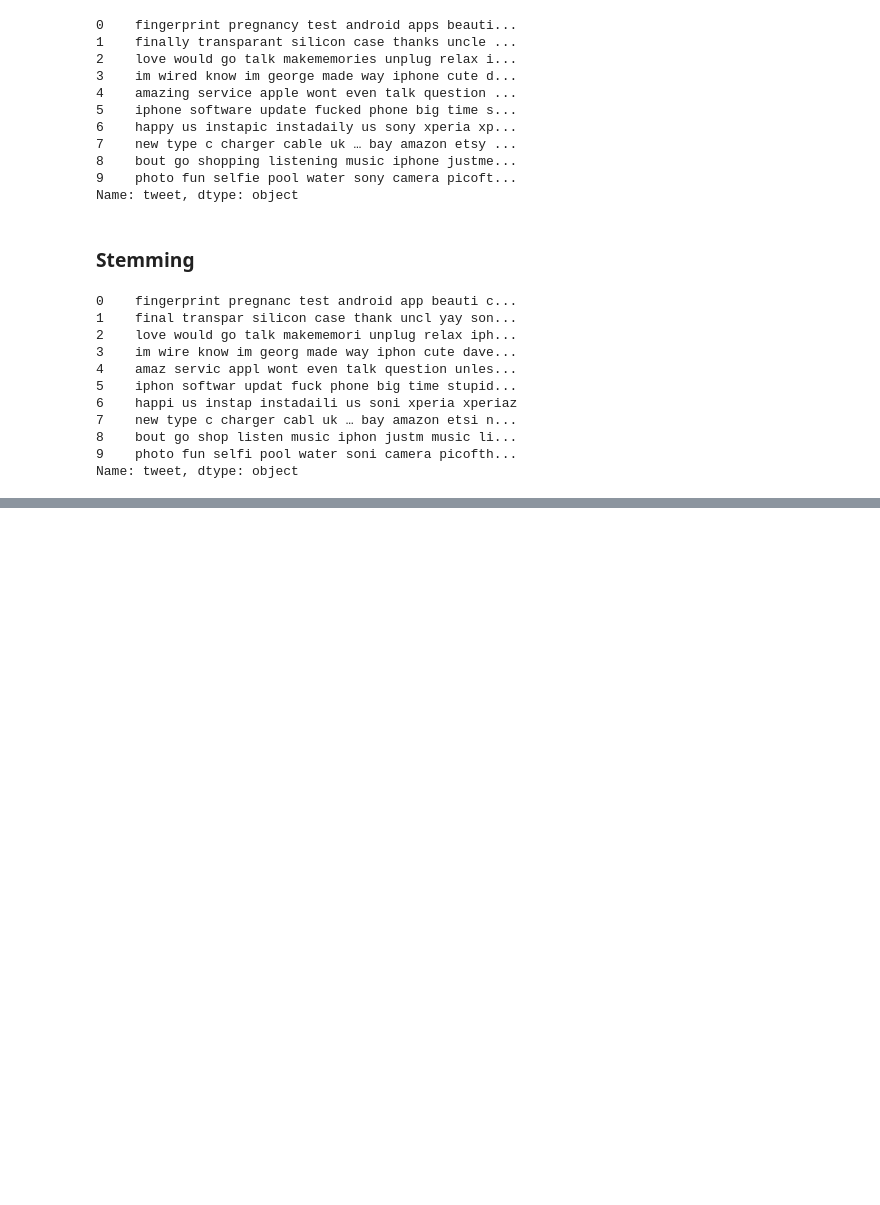
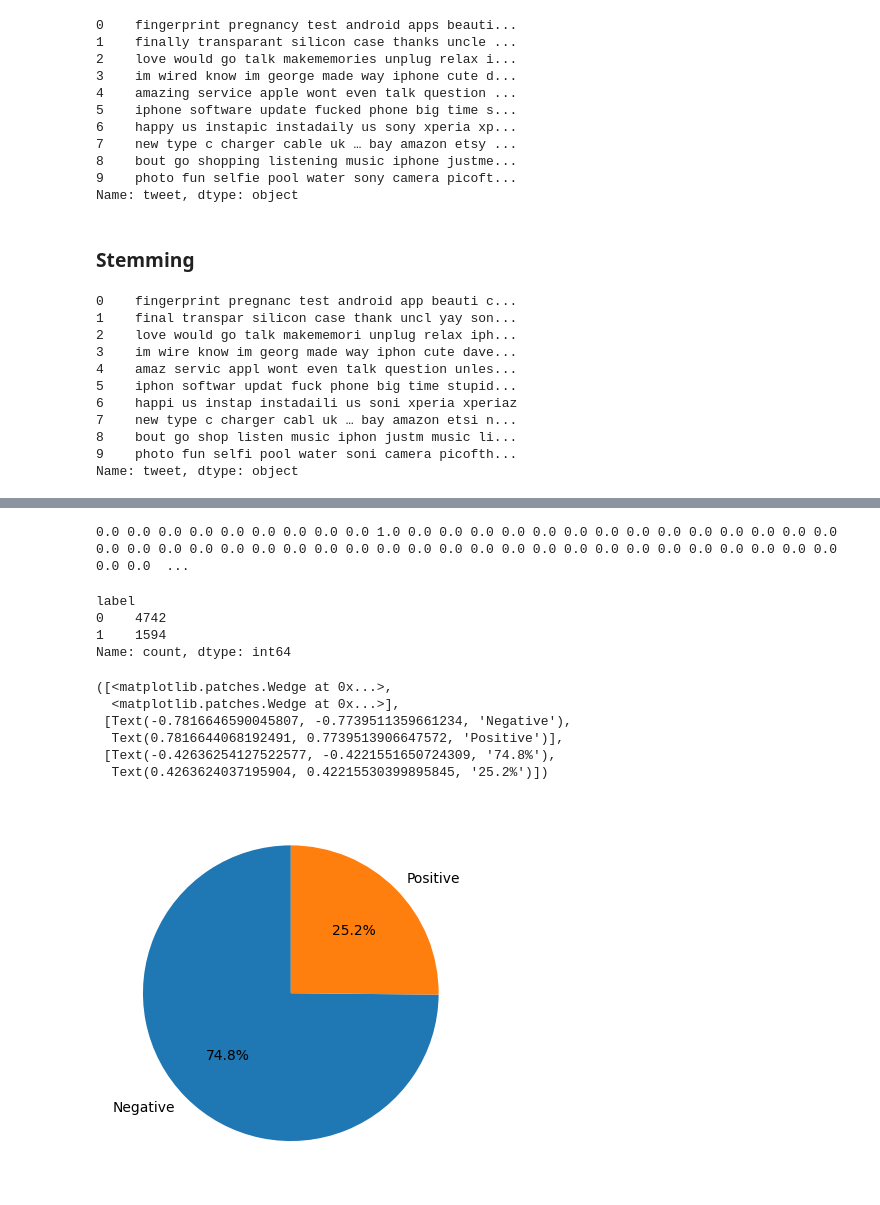
Before and after one commit to Nimesh-Aka/sentiment_analysis, a Jupyter notebook: notebooks/02.model_building.ipynb, the cells around one changed output, grey strips where cells are left out. Cells and saved outputs as stored; diff of their text form; code cells hidden in the pictures; blank space fills up the shorter version.

```diff
--- a/notebooks/02.model_building.ipynb
+++ b/notebooks/02.model_building.ipynb
@@ -216,0 +289,3 @@ Name: tweet, dtype: object
+# %%
+X = data["tweet"]
+y = data["label"]
@@ -216,0 +342,3 @@ Name: tweet, dtype: object
+# %%
+from sklearn.model_selection import train_test_split
+X_train, X_test, y_train, y_test = train_test_split(X, y, test_size=0.2, random_state=42)
@@ -216,0 +369,5 @@ Name: tweet, dtype: object
+# %%
+for i in x_train_vectorized[0]:
+    print(i, end=' ')
+# %% [output]
+0.0 0.0 0.0 0.0 0.0 0.0 0.0 0.0 0.0 1.0 0.0 0.0 0.0 0.0 0.0 0.0 0.0 0.0 0.0 0.0 0.0 0.0 0.0 0.0 0.0 0.0 0.0 0.0 0.0 0.0 0.0 0.0 0.0 0.0 0.0 0.0 0.0 0.0 0.0 0.0 0.0 0.0 0.0 0.0 0.0 0.0 0.0 0.0 0.0 0.0  ...
@@ -216,0 +376,17 @@ Name: tweet, dtype: object
+# %%
+y_train.value_counts()
+# %% [output]
+label
+0    4742
+1    1594
+Name: count, dtype: int64
+# %%
+plt.pie(y_train.value_counts(), labels=['Negative', 'Positive'], autopct='%1.1f%%', startangle=90)
+# %% [output]
+([<matplotlib.patches.Wedge at 0x...>,
+  <matplotlib.patches.Wedge at 0x...>],
+ [Text(-0.7816646590045807, -0.7739511359661234, 'Negative'),
+  Text(0.7816644068192491, 0.7739513906647572, 'Positive')],
+ [Text(-0.42636254127522577, -0.4221551650724309, '74.8%'),
+  Text(0.4263624037195904, 0.42215530399895845, '25.2%')])
+[figure, added]
```
Also changed, not shown: parts of 24 cells of this notebook, 1 other file.
